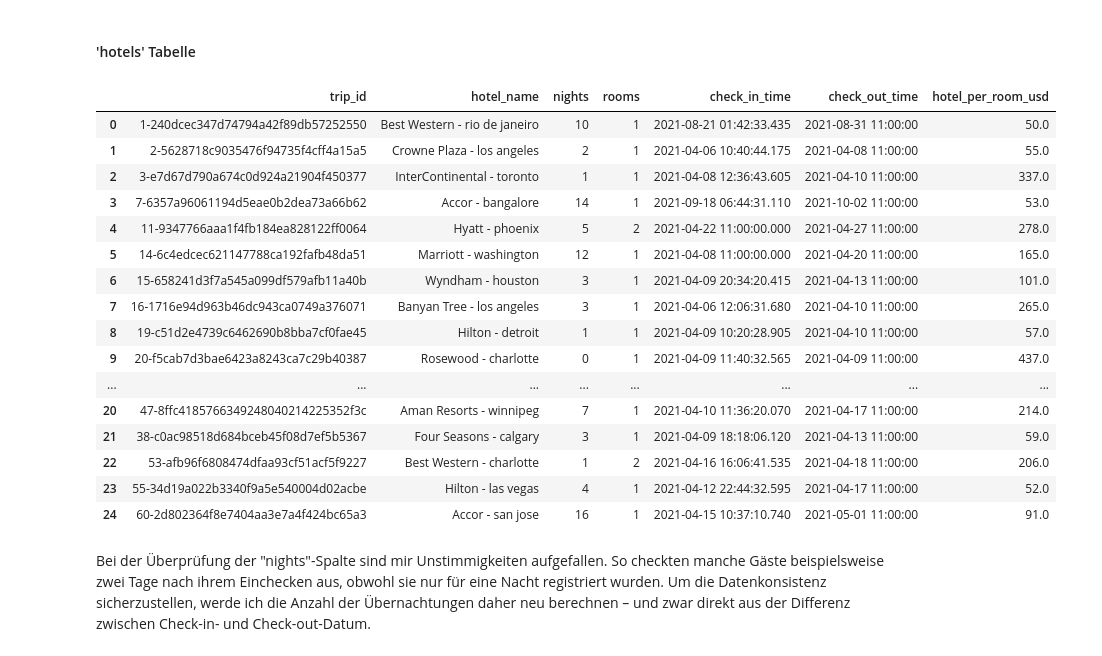
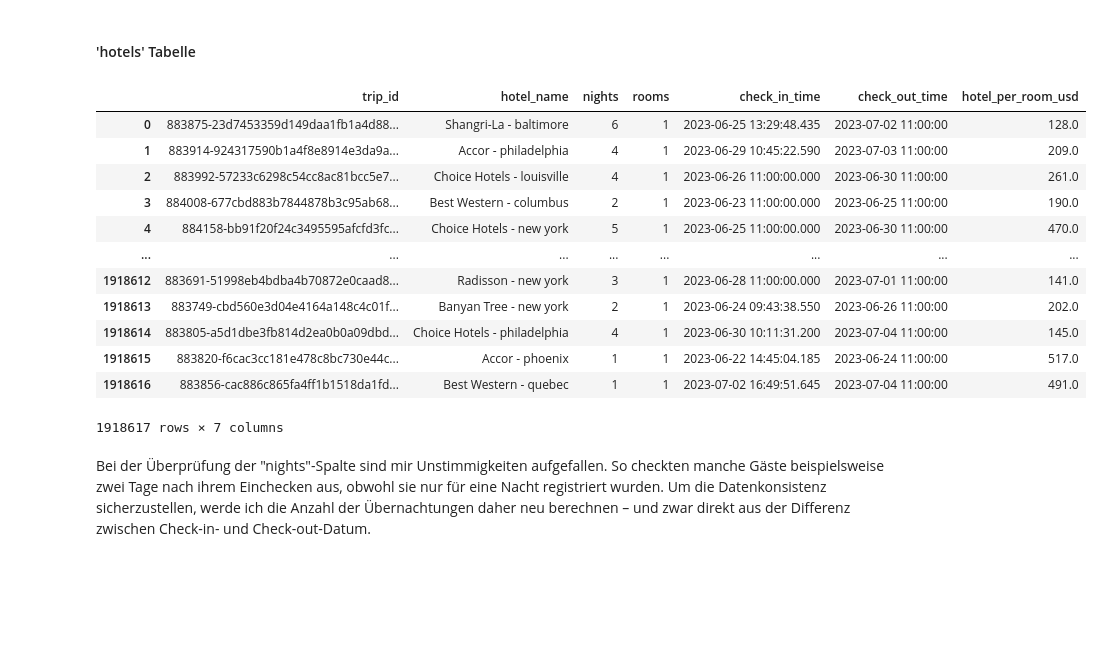
Before and after one commit to Buenyamin-Kekec/retail_demand_analysis, a Jupyter notebook: TravelTide_Mastery_Project_kb.ipynb, the cells around one changed output. Drawn from its saved outputs; the diff is of its cells as text; code cells hidden in the pictures; blank space fills up the shorter version.

```diff
--- a/TravelTide_Mastery_Project_kb.ipynb
+++ b/TravelTide_Mastery_Project_kb.ipynb
@@ -74,30 +74,25 @@ Im ersten Schritt werfe ich einen detaillierten Blick auf die Hotels-Tabelle, um
 # %%
 query_hotels1 = """
 SELECT *
 FROM hotels
-LIMIT 25
 ;
 """
 
 pd.read_sql(sa.text(query_hotels1), engine)
 # %% [output]
 |  | trip_id | hotel_name | nights | rooms | check_in_time | check_out_time | hotel_per_room_usd |
-| 0 | 1-240dcec347d74794a42f89db57252550 | Best Western - rio de janeiro | 10 | 1 | 2021-08-21 01:42:33.435 | 2021-08-31 11:00:00 | 50.0 |
-| 1 | 2-5628718c9035476f94735f4cff4a15a5 | Crowne Plaza - los angeles | 2 | 1 | 2021-04-06 10:40:44.175 | 2021-04-08 11:00:00 | 55.0 |
-| 2 | 3-e7d67d790a674c0d924a21904f450377 | InterContinental - toronto | 1 | 1 | 2021-04-08 12:36:43.605 | 2021-04-10 11:00:00 | 337.0 |
-| 3 | 7-6357a96061194d5eae0b2dea73a66b62 | Accor - bangalore | 14 | 1 | 2021-09-18 06:44:31.110 | 2021-10-02 11:00:00 | 53.0 |
-| 4 | 11-9347766aaa1f4fb184ea828122ff0064 | Hyatt - phoenix | 5 | 2 | 2021-04-22 11:00:00.000 | 2021-04-27 11:00:00 | 278.0 |
-| 5 | 14-6c4edcec621147788ca192fafb48da51 | Marriott - washington | 12 | 1 | 2021-04-08 11:00:00.000 | 2021-04-20 11:00:00 | 165.0 |
-| 6 | 15-658241d3f7a545a099df579afb11a40b | Wyndham - houston | 3 | 1 | 2021-04-09 20:34:20.415 | 2021-04-13 11:00:00 | 101.0 |
-| 7 | 16-1716e94d963b46dc943ca0749a376071 | Banyan Tree - los angeles | 3 | 1 | 2021-04-06 12:06:31.680 | 2021-04-10 11:00:00 | 265.0 |
-| 8 | 19-c51d2e4739c6462690b8bba7cf0fae45 | Hilton - detroit | 1 | 1 | 2021-04-09 10:20:28.905 | 2021-04-10 11:00:00 | 57.0 |
-| 9 | 20-f5cab7d3bae6423a8243ca7c29b40387 | Rosewood - charlotte | 0 | 1 | 2021-04-09 11:40:32.565 | 2021-04-09 11:00:00 | 437.0 |
+| 0 | 883875-23d7453359d149daa1fb1a4d88... | Shangri-La - baltimore | 6 | 1 | 2023-06-25 13:29:48.435 | 2023-07-02 11:00:00 | 128.0 |
+| 1 | 883914-924317590b1a4f8e8914e3da9a... | Accor - philadelphia | 4 | 1 | 2023-06-29 10:45:22.590 | 2023-07-03 11:00:00 | 209.0 |
+| 2 | 883992-57233c6298c54cc8ac81bcc5e7... | Choice Hotels - louisville | 4 | 1 | 2023-06-26 11:00:00.000 | 2023-06-30 11:00:00 | 261.0 |
+| 3 | 884008-677cbd883b7844878b3c95ab68... | Best Western - columbus | 2 | 1 | 2023-06-23 11:00:00.000 | 2023-06-25 11:00:00 | 190.0 |
+| 4 | 884158-bb91f20f24c3495595afcfd3fc... | Choice Hotels - new york | 5 | 1 | 2023-06-25 11:00:00.000 | 2023-06-30 11:00:00 | 470.0 |
 | ... | ... | ... | ... | ... | ... | ... | ... |
-| 20 | 47-8ffc4185766349248040214225352f3c | Aman Resorts - winnipeg | 7 | 1 | 2021-04-10 11:36:20.070 | 2021-04-17 11:00:00 | 214.0 |
-| 21 | 38-c0ac98518d684bceb45f08d7ef5b5367 | Four Seasons - calgary | 3 | 1 | 2021-04-09 18:18:06.120 | 2021-04-13 11:00:00 | 59.0 |
-| 22 | 53-afb96f6808474dfaa93cf51acf5f9227 | Best Western - charlotte | 1 | 2 | 2021-04-16 16:06:41.535 | 2021-04-18 11:00:00 | 206.0 |
-| 23 | 55-34d19a022b3340f9a5e540004d02acbe | Hilton - las vegas | 4 | 1 | 2021-04-12 22:44:32.595 | 2021-04-17 11:00:00 | 52.0 |
-| 24 | 60-2d802364f8e7404aa3e7a4f424bc65a3 | Accor - san jose | 16 | 1 | 2021-04-15 10:37:10.740 | 2021-05-01 11:00:00 | 91.0 |
+| 1918612 | 883691-51998eb4bdba4b70872e0caad8... | Radisson - new york | 3 | 1 | 2023-06-28 11:00:00.000 | 2023-07-01 11:00:00 | 141.0 |
+| 1918613 | 883749-cbd560e3d04e4164a148c4c01f... | Banyan Tree - new york | 2 | 1 | 2023-06-24 09:43:38.550 | 2023-06-26 11:00:00 | 202.0 |
+| 1918614 | 883805-a5d1dbe3fb814d2ea0b0a09dbd... | Choice Hotels - philadelphia | 4 | 1 | 2023-06-30 10:11:31.200 | 2023-07-04 11:00:00 | 145.0 |
+| 1918615 | 883820-f6cac3cc181e478c8bc730e44c... | Accor - phoenix | 1 | 1 | 2023-06-22 14:45:04.185 | 2023-06-24 11:00:00 | 517.0 |
+| 1918616 | 883856-cac886c865fa4ff1b1518da1fd... | Best Western - quebec | 1 | 1 | 2023-07-02 16:49:51.645 | 2023-07-04 11:00:00 | 491.0 |
+1918617 rows × 7 columns
 # %% [markdown]
 Bei der Überprüfung der "nights"-Spalte sind mir Unstimmigkeiten aufgefallen. So checkten manche Gäste beispielsweise zwei Tage nach ihrem Einchecken aus, obwohl sie nur für eine Nacht registriert wurden. Um die Datenkonsistenz sicherzustellen, werde ich die Anzahl der Übernachtungen daher neu berechnen – und zwar direkt aus der Differenz zwischen Check-in- und Check-out-Datum.
 # %%
```
Also changed, not shown: parts of 42 cells of this notebook.
